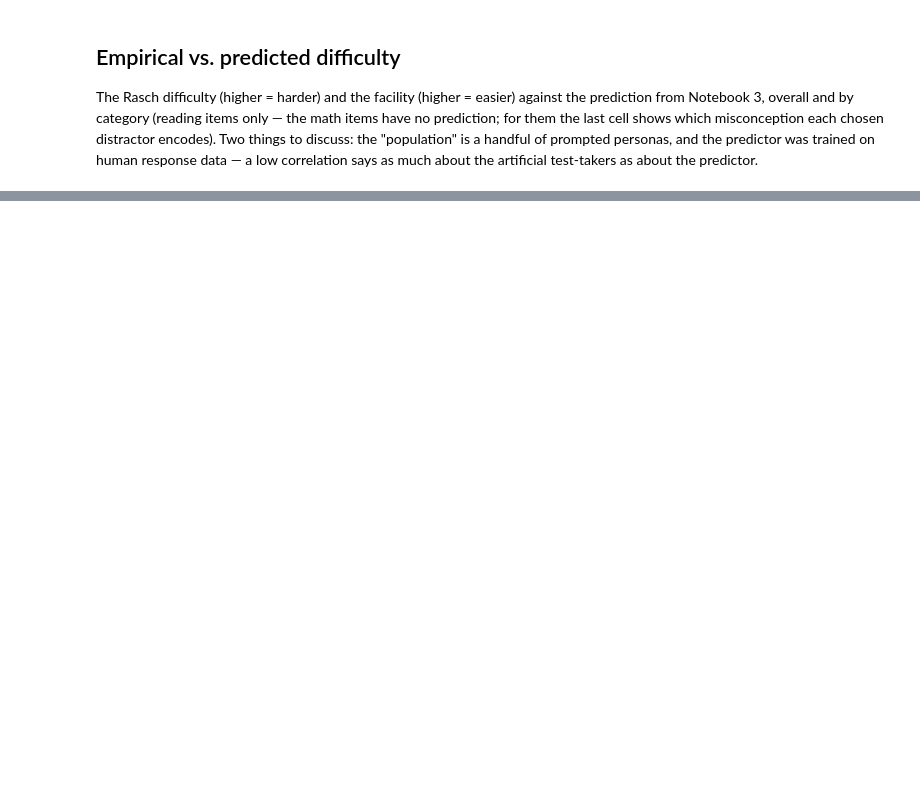
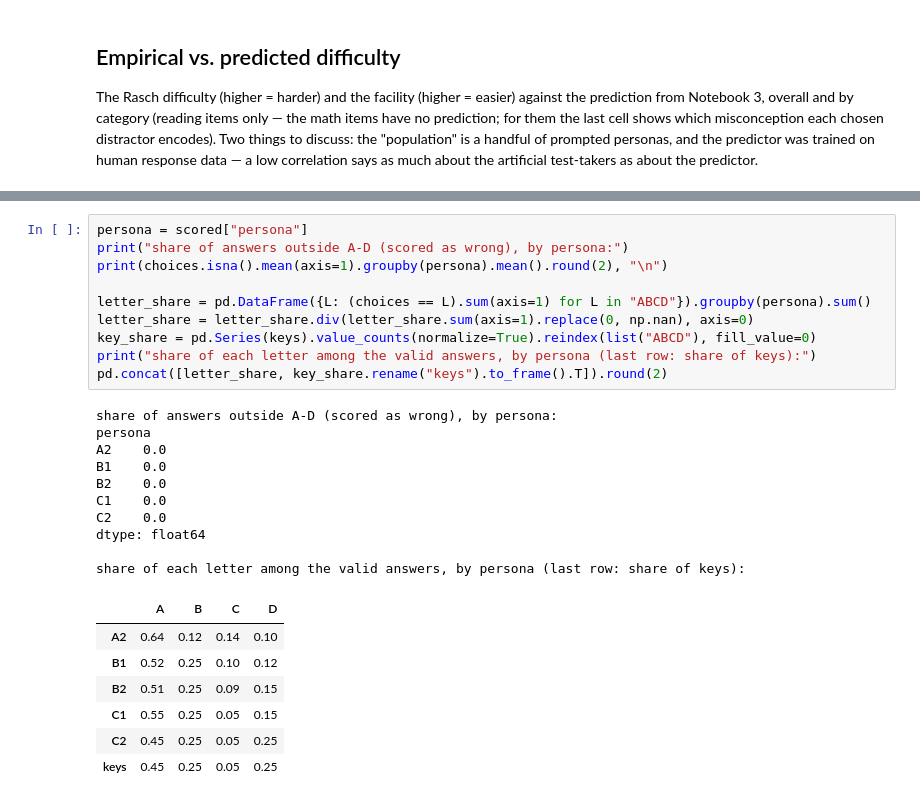
Before and after one commit to RDebelak/tuebingen-aig-fall-school, a Jupyter notebook: fallschool_04_artificial_test_takers.ipynb, the cells around one changed output, grey strips where cells are left out. Drawn from its saved outputs; the diff is of its cells as text; blank space fills up the shorter version.

```diff
--- a/fallschool_04_artificial_test_takers.ipynb
+++ b/fallschool_04_artificial_test_takers.ipynb
@@ -487,0 +632,28 @@ print("saved day2_analysis.json")
+# %%
+persona = scored["persona"]
+print("share of answers outside A-D (scored as wrong), by persona:")
+print(choices.isna().mean(axis=1).groupby(persona).mean().round(2), "\n")
+
+letter_share = pd.DataFrame({L: (choices == L).sum(axis=1) for L in "ABCD"}).groupby(persona).sum()
+letter_share = letter_share.div(letter_share.sum(axis=1).replace(0, np.nan), axis=0)
+key_share = pd.Series(keys).value_counts(normalize=True).reindex(list("ABCD"), fill_value=0)
+print("share of each letter among the valid answers, by persona (last row: share of keys):")
+pd.concat([letter_share, key_share.rename("keys").to_frame().T]).round(2)
+# %% [output]
+share of answers outside A-D (scored as wrong), by persona:
+persona
+A2    0.0
+B1    0.0
+B2    0.0
+C1    0.0
+C2    0.0
+dtype: float64
+
+share of each letter among the valid answers, by persona (last row: share of keys):
+|  | A | B | C | D |
+| A2 | 0.64 | 0.12 | 0.14 | 0.10 |
+| B1 | 0.52 | 0.25 | 0.10 | 0.12 |
+| B2 | 0.51 | 0.25 | 0.09 | 0.15 |
+| C1 | 0.55 | 0.25 | 0.05 | 0.15 |
+| C2 | 0.45 | 0.25 | 0.05 | 0.25 |
+| keys | 0.45 | 0.25 | 0.05 | 0.25 |
```
Also changed, not shown: parts of 18 cells of this notebook, 4 other files.
